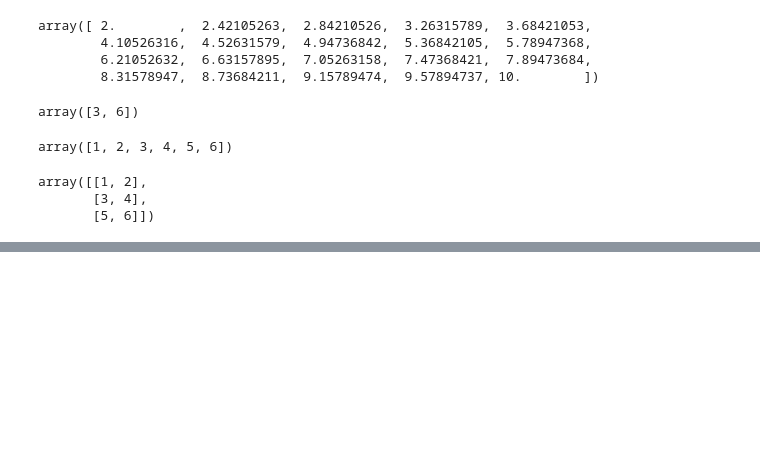
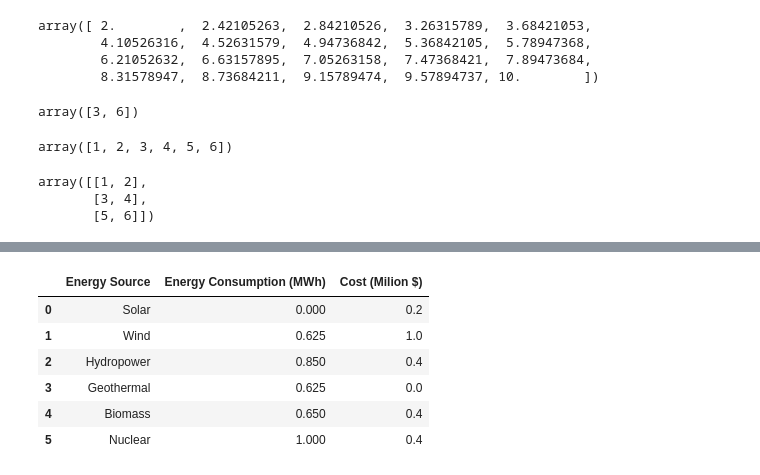
Before and after one commit to PmCoder26/green-ai-project, a Jupyter notebook: src/day_2.ipynb, the cells around one changed output, grey strips where cells are left out. Drawn from its saved outputs; the diff is of its cells as text; code cells hidden in the pictures; blank space fills up the shorter version.

Commit message:
day-2: covered pandas and its methods, MinMaxScaler commit

```diff
--- a/src/day_2.ipynb
+++ b/src/day_2.ipynb
@@ -88,0 +211,15 @@ array([[1, 2],
+# %%
+from sklearn.preprocessing import MinMaxScaler
+scaler = MinMaxScaler()
+# %%
+energy_df[['Energy Consumption (MWh)', 'Cost (Milion $)']] = scaler.fit_transform(energy_df[['Energy Consumption (MWh)', 'Cost (Milion $)']])
+# %%
+energy_df
+# %% [output]
+|  | Energy Source | Energy Consumption (MWh) | Cost (Milion $) |
+| 0 | Solar | 0.000 | 0.2 |
+| 1 | Wind | 0.625 | 1.0 |
+| 2 | Hydropower | 0.850 | 0.4 |
+| 3 | Geothermal | 0.625 | 0.0 |
+| 4 | Biomass | 0.650 | 0.4 |
+| 5 | Nuclear | 1.000 | 0.4 |
```
Also changed, not shown: parts of 16 cells of this notebook.
